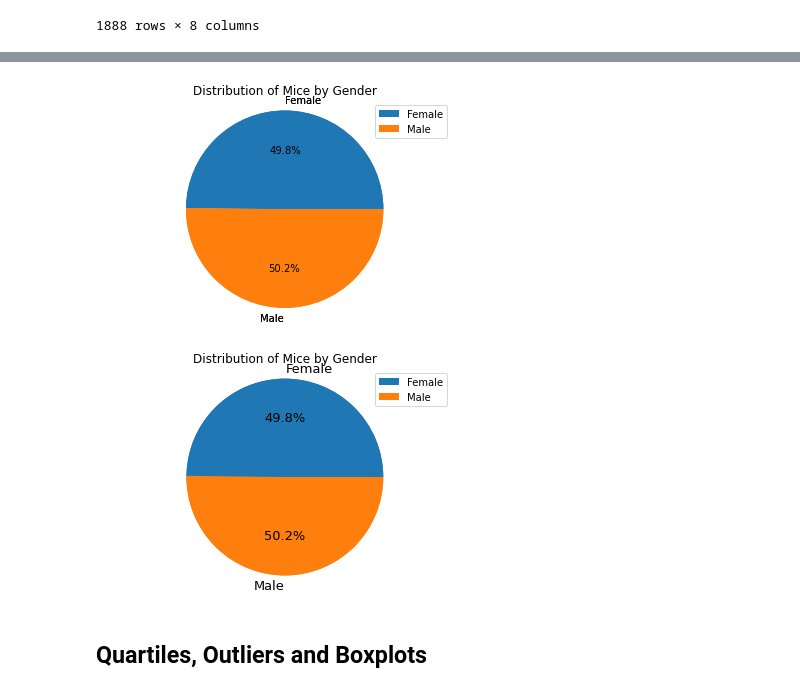
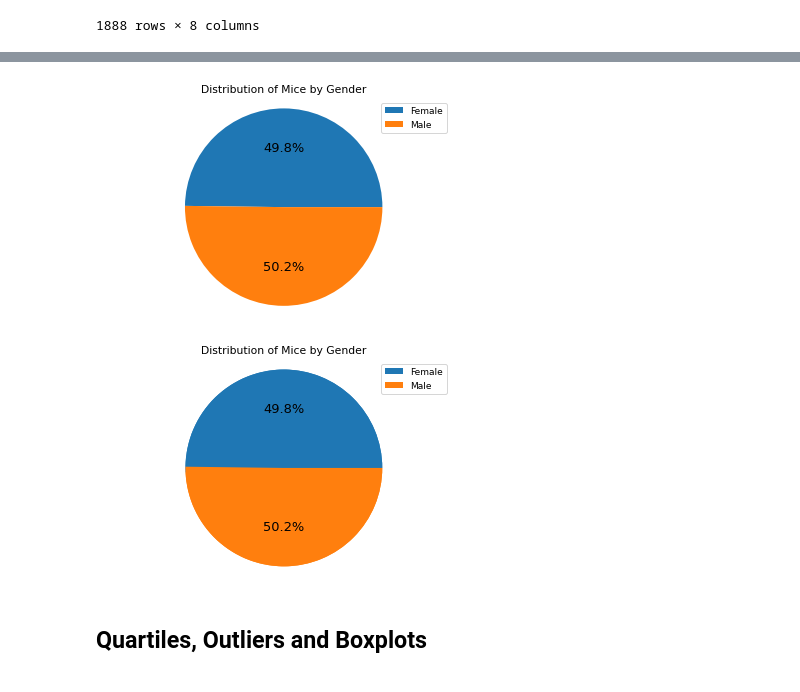
Before and after one commit to AnneNiemiec/Matplotlib, a Jupyter notebook: pymaceuticals.ipynb, the cells around one changed output, grey strips where cells are left out. Saved outputs shown, nothing was run; the diff lists cells and outputs as text; code cells hidden in the pictures.

```diff
--- a/pymaceuticals.ipynb
+++ b/pymaceuticals.ipynb
@@ -184,28 +185,28 @@ plt.show()
 
 #data
 df_mice_gender=df_combined_clean.groupby(['Sex'])['Mouse ID'].nunique()
-df_mice_gender.plot.pie(y='Mouse ID')
 
 #Formatting
-fig1=df_mice_gender.plot.pie(autopct='%1.1f%%',legend=True,title="Distribution of Mice by Gender")
+fig1=df_mice_gender.plot.pie(labels=["",""],autopct='%1.1f%%',fontsize=13,legend=True,title="Distribution of Mice by Gender")
+fig1.legend(labels=df_mice_gender.index)
 plt.ylabel(" ")
 plt.axis("equal")
-
 plt.show()
 # %% [output]
-[figure, old version]
+[figure, new version]
 # %%
 # Generate a pie plot showing the distribution of female versus male mice using pyplot
 mice_gender_count=df_combined_clean['Sex'].value_counts().to_list()
 plt.pie(mice_gender_count)
 
 #Formatting
-fig2=df_mice_gender.plot.pie(autopct='%1.1f%%',fontsize=13,legend=True,title="Distribution of Mice by Gender")
+fig2=df_mice_gender.plot.pie(labels=["",""],autopct='%1.1f%%',fontsize=13,legend=True,title="Distribution of Mice by Gender")
+fig2.legend(labels=df_mice_gender.index)
 plt.ylabel(" ")
 plt.axis("equal")
 plt.show()
 # %% [output]
-[figure, old version]
+[figure, new version]
 # %% [markdown]
 ## Quartiles, Outliers and Boxplots
 # %%
```
Also changed, not shown: parts of 6 cells of this notebook.
